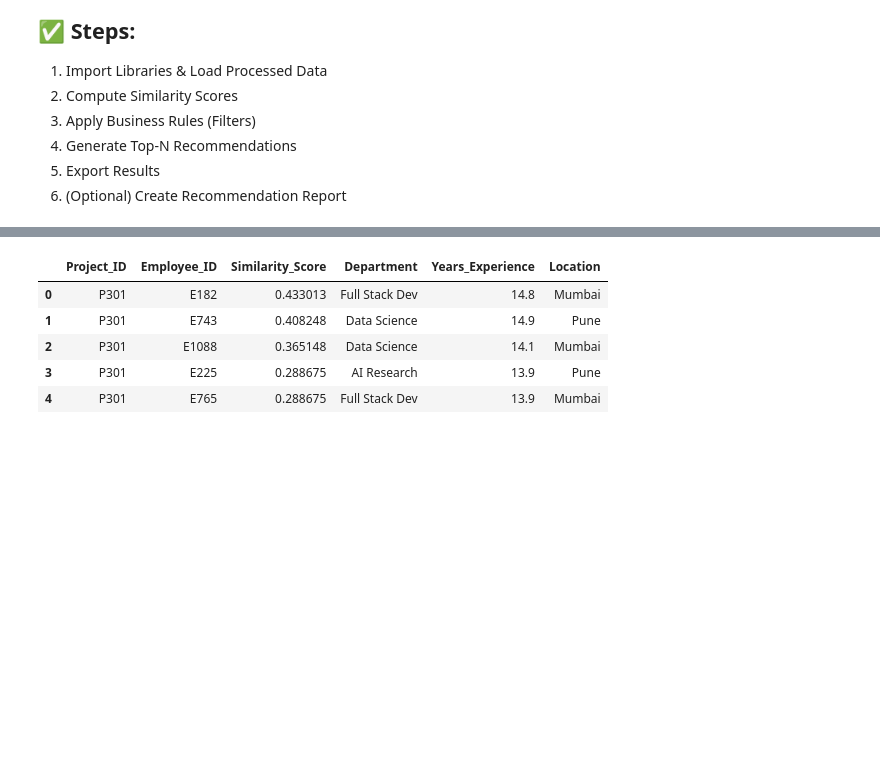
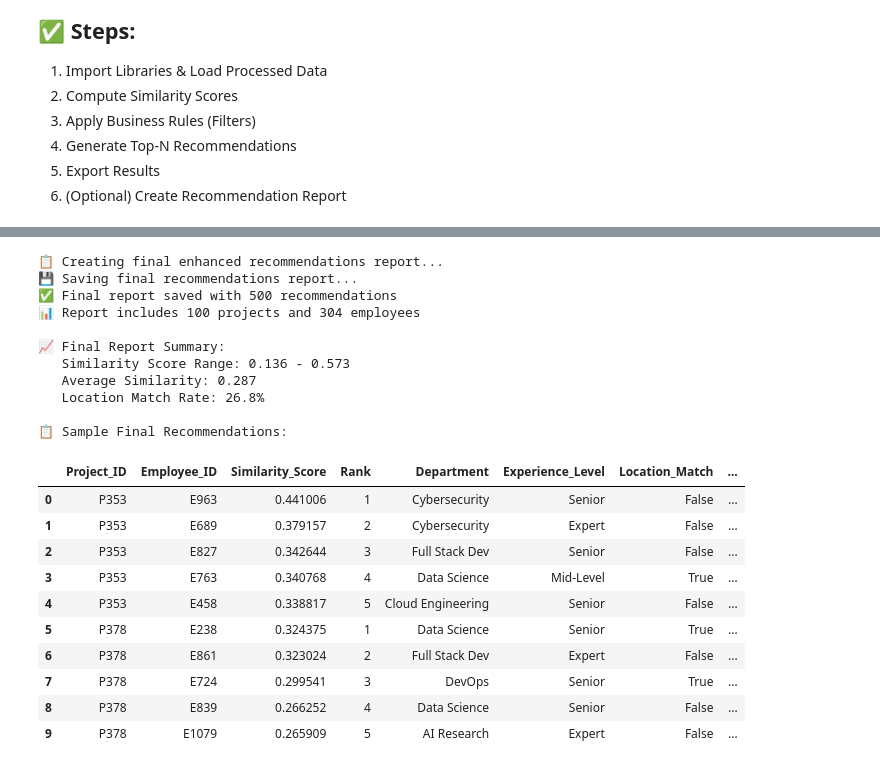
Before and after one commit to SurajKhodade15/employee_project_allignment_engine_nlp, a Jupyter notebook: notebooks/03_matching_model.ipynb, the cells around one changed output, grey strips where cells are left out. Drawn from its saved outputs; the diff is of its cells as text; code cells hidden in the pictures; blank space fills up the shorter version.

```diff
--- a/notebooks/03_matching_model.ipynb
+++ b/notebooks/03_matching_model.ipynb
@@ -95,15 +1028,64 @@ print("✅ Recommendations exported to matching_recommendations.csv")
 # %%
-# Merge recommendations with employee metadata
-df_final_recommendations = df_recommendations.merge(df_emp, on="Employee_ID", how="left")
+# ================================================
+# 6. Final Enhanced Recommendations Report
+# ================================================
+
+print("📋 Creating final enhanced recommendations report...")
+
+# The enhanced_recommendations already contains employee metadata
+# Let's create an additional summary with key metrics
+df_final_recommendations = enhanced_recommendations.copy()
+
+# Add additional calculated fields for better insights
+df_final_recommendations['Similarity_Category'] = pd.cut(
+    df_final_recommendations['Similarity_Score'],
+    bins=[0, 0.3, 0.6, 0.8, 1.0],
+    labels=['Low', 'Medium', 'High', 'Excellent']
+)
+
+# Add recommendation strength indicator
+df_final_recommendations['Recommendation_Strength'] = df_final_recommendations.apply(
+    lambda row: 'Strong' if row['Similarity_Score'] > 0.6 and row['Location_Match']
+    else 'Good' if row['Similarity_Score'] > 0.4
+    else 'Fair', axis=1
+)
 
 # Save enhanced report
-df_final_recommendations.to_csv("../data/outputs/matching_recommendations_report.csv", index=False)
+print("💾 Saving final recommendations report...")
+df_final_recommendations.to_csv("../data/outputs/matching_recommendations_final_report.csv", index=False)
 
-df_final_recommendations.head()
+print(f"✅ Final report saved with {len(df_final_recommendations)} recommendations")
+print(f"📊 Report includes {df_final_recommendations['Project_ID'].nunique()} projects and {df_final_recommendations['Employee_ID'].nunique()} employees")
+
+# Display summary statistics
+print(f"\n📈 Final Report Summary:")
+print(f"   Similarity Score Range: {df_final_recommendations['Similarity_Score'].min():.3f} - {df_final_recommendations['Similarity_Score'].max():.3f}")
+print(f"   Average Similarity: {df_final_recommendations['Similarity_Score'].mean():.3f}")
+print(f"   Location Match Rate: {(df_final_recommendations['Location_Match'].sum() / len(df_final_recommendations) * 100):.1f}%")
+
+# Show sample results
+print(f"\n📋 Sample Final Recommendations:")
+display(df_final_recommendations.head(10)[['Project_ID', 'Employee_ID', 'Similarity_Score', 'Rank', 'Department', 'Experience_Level', 'Location_Match', 'Recommendation_Strength']])
 # %% [output]
+📋 Creating final enhanced recommendations report...
+💾 Saving final recommendations report...
+✅ Final report saved with 500 recommendations
+📊 Report includes 100 projects and 304 employees
+
+📈 Final Report Summary:
+   Similarity Score Range: 0.136 - 0.573
+   Average Similarity: 0.287
+   Location Match Rate: 26.8%
+
+📋 Sample Final Recommendations:
-|  | Project_ID | Employee_ID | Similarity_Score | Department | Years_Experience | Location |
-| 0 | P301 | E182 | 0.433013 | Full Stack Dev | 14.8 | Mumbai |
-| 1 | P301 | E743 | 0.408248 | Data Science | 14.9 | Pune |
-| 2 | P301 | E1088 | 0.365148 | Data Science | 14.1 | Mumbai |
-| 3 | P301 | E225 | 0.288675 | AI Research | 13.9 | Pune |
-| 4 | P301 | E765 | 0.288675 | Full Stack Dev | 13.9 | Mumbai |
+|  | Project_ID | Employee_ID | Similarity_Score | Rank | Department | Experience_Level | Location_Match | ... |
+| 0 | P353 | E963 | 0.441006 | 1 | Cybersecurity | Senior | False | ... |
+| 1 | P353 | E689 | 0.379157 | 2 | Cybersecurity | Expert | False | ... |
+| 2 | P353 | E827 | 0.342644 | 3 | Full Stack Dev | Senior | False | ... |
+| 3 | P353 | E763 | 0.340768 | 4 | Data Science | Mid-Level | True | ... |
+| 4 | P353 | E458 | 0.338817 | 5 | Cloud Engineering | Senior | False | ... |
+| 5 | P378 | E238 | 0.324375 | 1 | Data Science | Senior | True | ... |
+| 6 | P378 | E861 | 0.323024 | 2 | Full Stack Dev | Expert | False | ... |
+| 7 | P378 | E724 | 0.299541 | 3 | DevOps | Senior | True | ... |
+| 8 | P378 | E839 | 0.266252 | 4 | Data Science | Senior | False | ... |
+| 9 | P378 | E1079 | 0.265909 | 5 | AI Research | Expert | False | ... |
```
Also changed, not shown: parts of 5 cells of this notebook, 42 other files.
